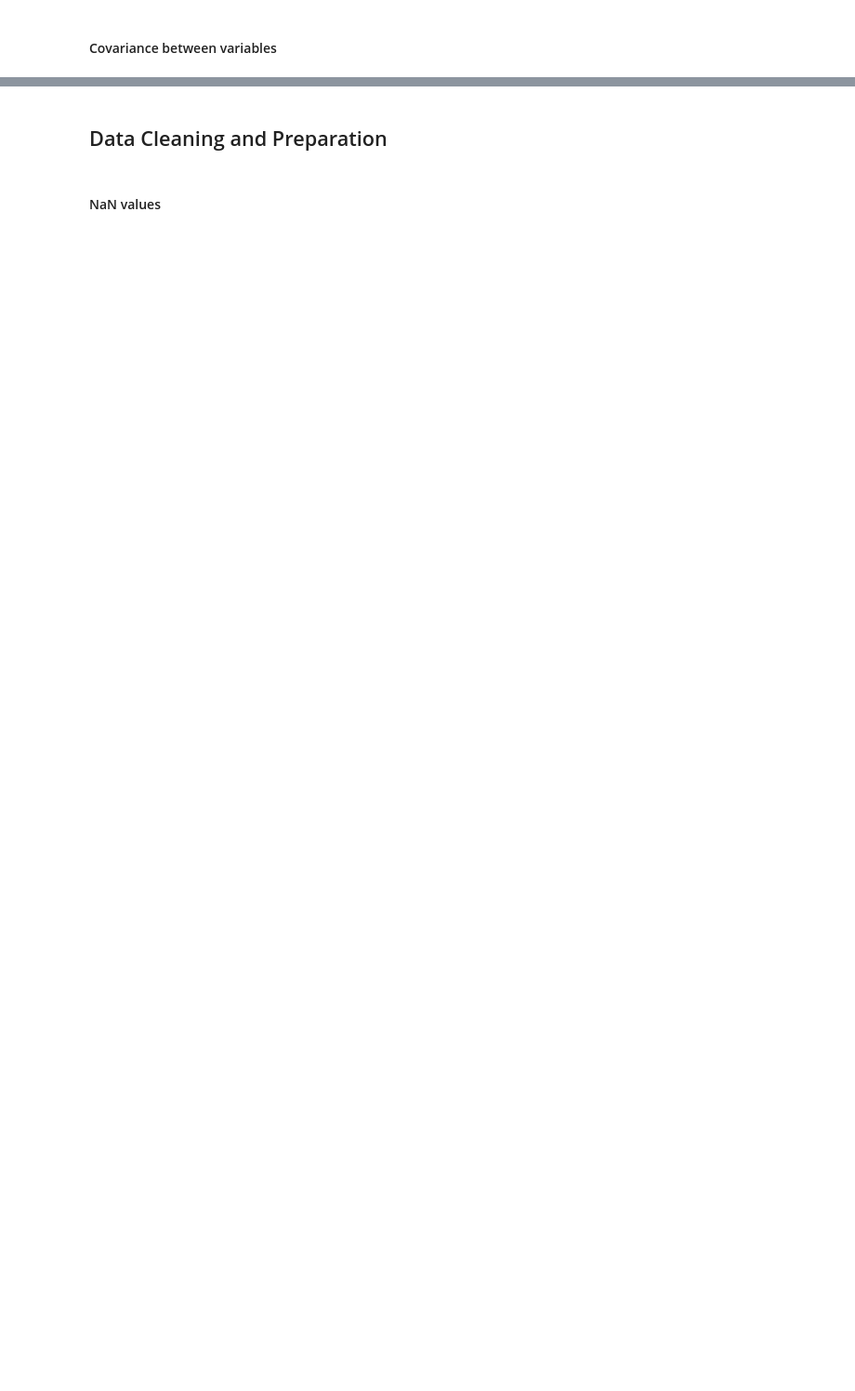
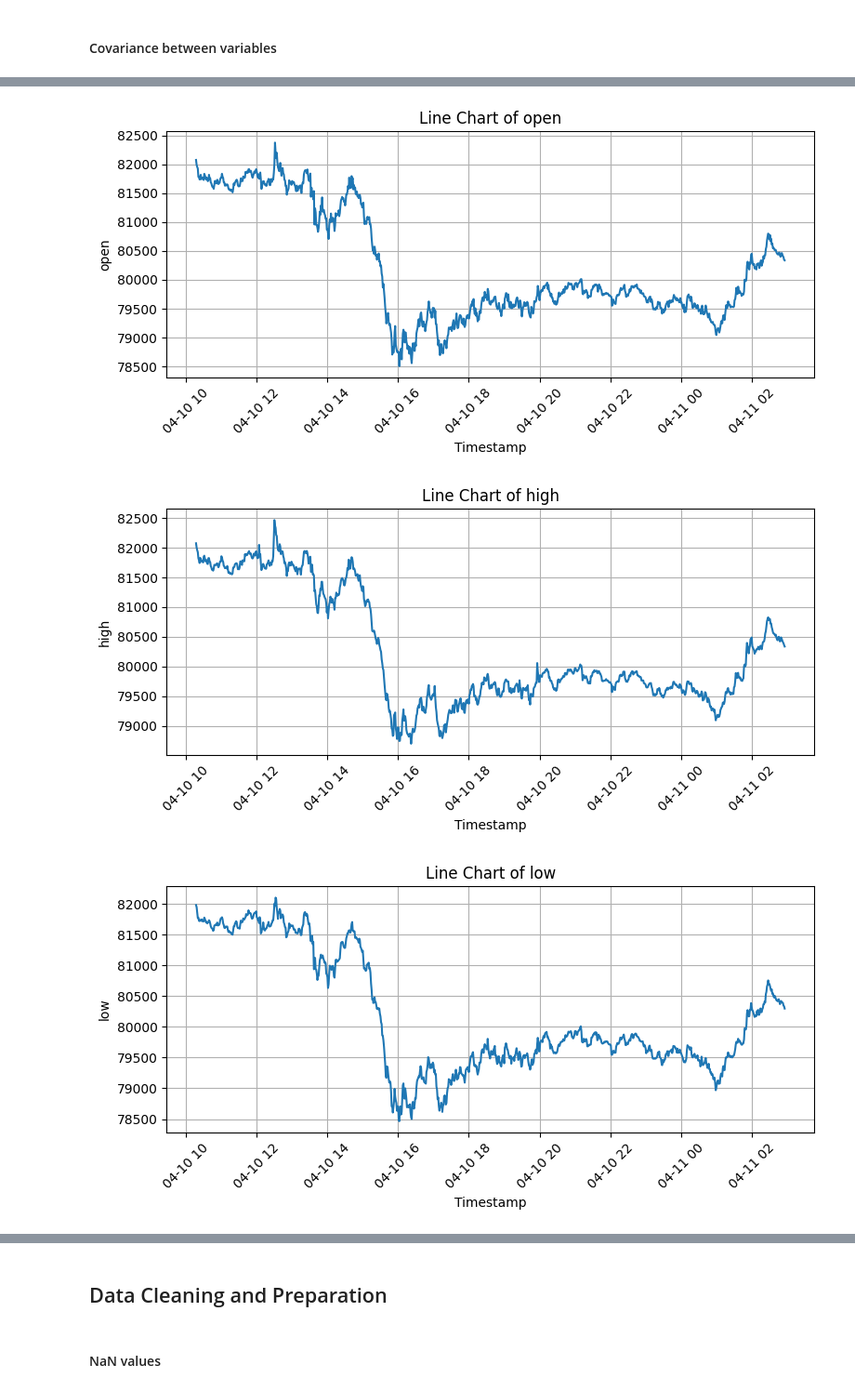
Before and after one commit to slamina-pf/trading-bot-api, a Jupyter notebook: data_analysis/data_analysis.ipynb, the cells around one changed output, grey strips where cells are left out. Shown at 93% size. Saved outputs shown, nothing was run; the diff lists cells and outputs as text; code cells hidden in the pictures; blank space fills up the shorter version.

```diff
--- a/data_analysis/data_analysis.ipynb
+++ b/data_analysis/data_analysis.ipynb
@@ -102,0 +101,38 @@ df.cov()
+# %%
+def plot_line_chart(df):
+    # Ensure 'timestamps' exists and is a datetime type
+    if 'timestamp' not in df.columns:
+        print("The DataFrame does not contain a 'timestamp' column.")
+        return
+
+    if not pd.api.types.is_datetime64_any_dtype(df['timestamp']):
+        try:
+            df['timestamp'] = pd.to_datetime(df['timestamp'], format='%Y-%m-%d %H:%M:%S')
+        except Exception as e:
+            print(f"Error converting 'timestamp' to datetime: {e}")
+            return
+
+    # Select numeric columns
+    numeric_columns = df.select_dtypes(include='number').columns
+
+    if len(numeric_columns) == 0:
+        print("No numeric columns available to plot.")
+        return
+
+    # Plot each numeric column as a line over time
+    for column in numeric_columns:
+        plt.figure(figsize=(8, 4))
+        sns.lineplot(x='timestamp', y=column, data=df)
+        plt.title(f"Line Chart of {column}")
+        plt.xlabel("Timestamp")
+        plt.ylabel(column)
+        plt.xticks(rotation=45)
+        plt.grid(True)
+        plt.tight_layout()
+        plt.show()
+# %%
+plot_line_chart(df)
+# %% [output]
+[figure, added]
+[figure, added]
+[figure, added]
```
Also changed, not shown: parts of 21 cells of this notebook, 7 other files.
